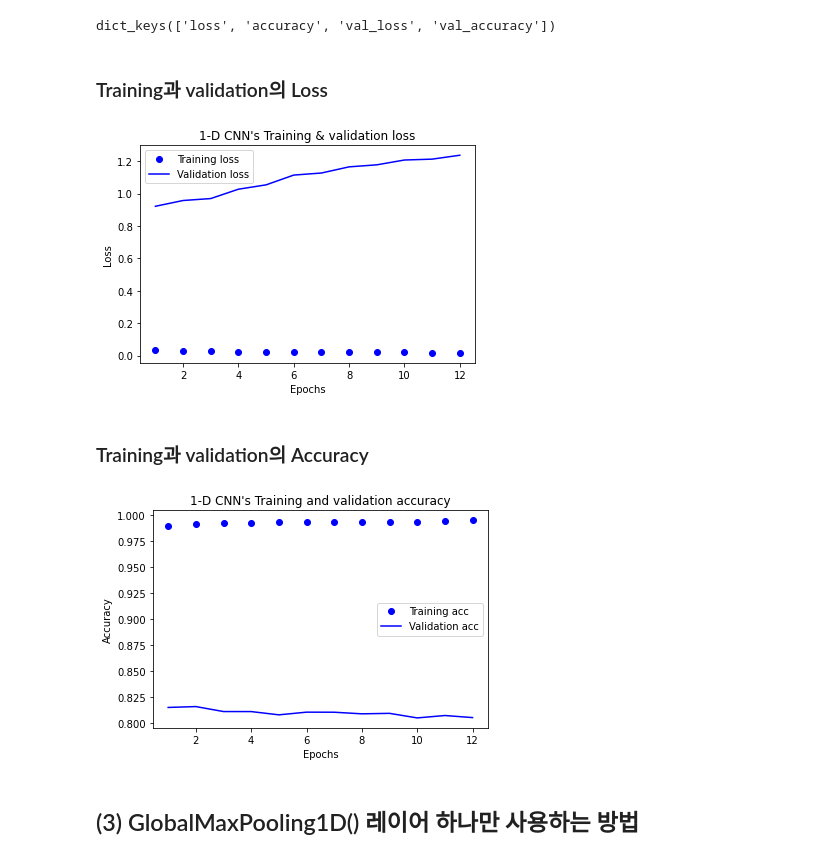
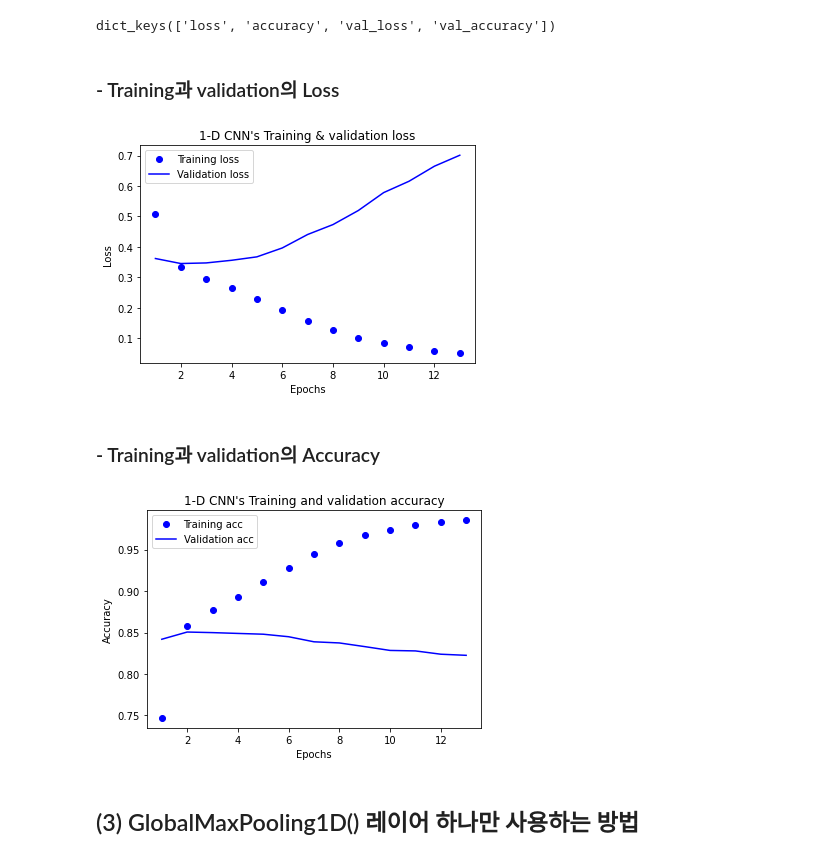
Before and after one commit to Jeongeun-Kwak/E, a Jupyter notebook: (E4) 4th Naver Review Sentiment Analysis.ipynb, the cells around one changed output. Drawn from its saved outputs; the diff is of its cells as text; code cells hidden in the pictures.

```diff
--- a/(E4) 4th Naver Review Sentiment Analysis.ipynb
+++ b/(E4) 4th Naver Review Sentiment Analysis.ipynb
@@ -329,7 +333,7 @@ model_oned.compile(optimizer='adam',
               loss='binary_crossentropy',
               metrics=['accuracy'])
 
-epochs = 12
+epochs = 13
 
 history_oned = model_oned.fit(partial_X_train,
                     partial_y_train,
@@ -461,31 +465,31 @@ print(history_dict_oned.keys())
 # %% [output]
 dict_keys(['loss', 'accuracy', 'val_loss', 'val_accuracy'])
 # %% [markdown]
-### Training과 validation의 Loss
+### - Training과 validation의 Loss
 # %%
 import matplotlib.pyplot as plt
 
 acc_oned = history_dict_oned['accuracy']
 val_acc_oned = history_dict_oned['val_accuracy']
 loss_oned = history_dict_oned['loss']
 val_loss_oned = history_dict_oned['val_loss']
 
-epochs_oned = range(1, len(acc) + 1)
+epochs_oned = range(1, len(acc_oned) + 1)
 
 # "bo"는 "파란색 점"입니다
 plt.plot(epochs_oned, loss_oned, 'bo', label='Training loss')
 # b는 "파란 실선"입니다
 plt.plot(epochs_oned, val_loss_oned, 'b', label='Validation loss')
 plt.title('1-D CNN\'s Training & validation loss')
 plt.xlabel('Epochs')
 plt.ylabel('Loss')
 plt.legend()
 
 plt.show()
 # %% [output]
-[figure, old version]
+[figure, new version]
 # %% [markdown]
-### Training과 validation의 Accuracy
+### - Training과 validation의 Accuracy
 # %%
 plt.clf()   # 그림을 초기화
 
@@ -498,7 +502,7 @@ plt.legend()
 
 plt.show()
 # %% [output]
-[figure, old version]
+[figure, new version]
 # %% [markdown]
 ## (3) GlobalMaxPooling1D() 레이어 하나만 사용하는 방법
 # %%
```
Also changed, not shown: parts of 87 cells of this notebook.
